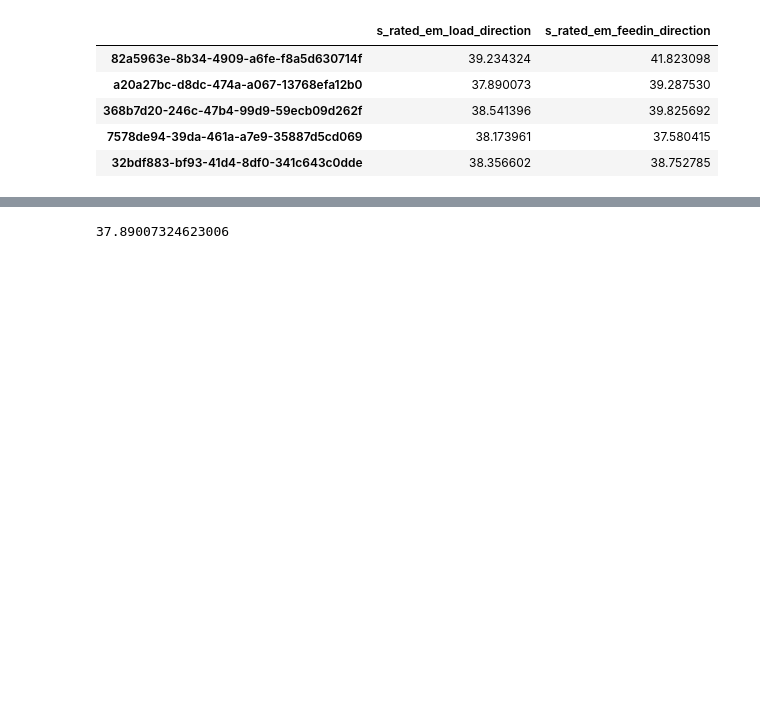
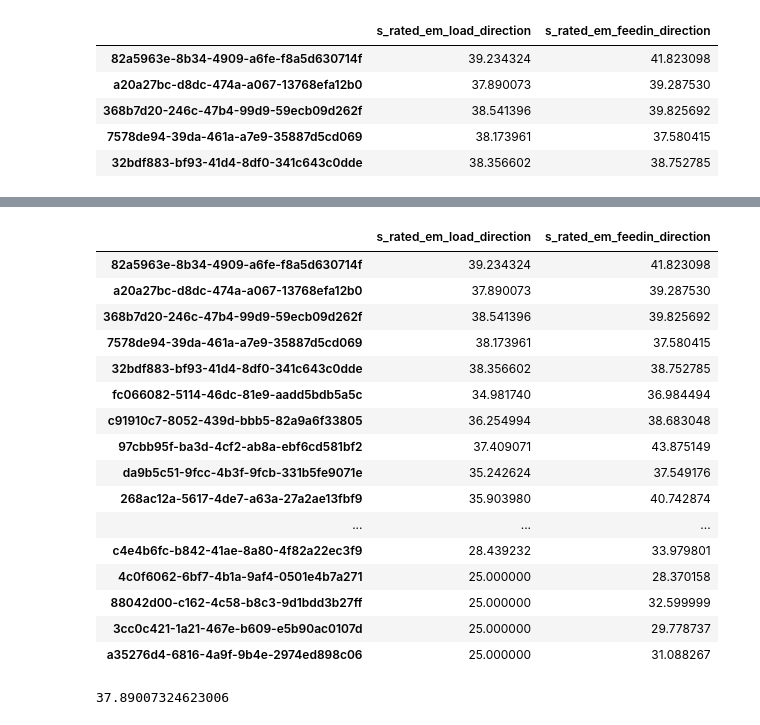
Before and after one commit to ie3-institute/pypsdm, a Jupyter notebook: pypsdm/analysis/concurrency.ipynb, the cells around one changed output, grey strips where cells are left out. Saved outputs shown, nothing was run; the diff lists cells and outputs as text; code cells hidden in the pictures; blank space fills up the shorter version.

```diff
--- a/pypsdm/analysis/concurrency.ipynb
+++ b/pypsdm/analysis/concurrency.ipynb
@@ -431,3 +452,29 @@ em_installed_capacity_res
+# %%
+em_installed_capacity_res_2 = pd.DataFrame(columns=['s_rated_em_load_direction', 's_rated_em_feedin_direction'])
+for item in test2:
+    val = getEmInstalledCapacatiyFromUuid(item, ems_grid)
+    em_installed_capacity_res_2.loc[item]= [val.values[0][0], val.values[0][1]]
+
+
+em_installed_capacity_res_2
+# %% [output]
+|  | s_rated_em_load_direction | s_rated_em_feedin_direction |
+| 82a5963e-8b34-4909-a6fe-f8a5d630714f | 39.234324 | 41.823098 |
+| a20a27bc-d8dc-474a-a067-13768efa12b0 | 37.890073 | 39.287530 |
+| 368b7d20-246c-47b4-99d9-59ecb09d262f | 38.541396 | 39.825692 |
+| 7578de94-39da-461a-a7e9-35887d5cd069 | 38.173961 | 37.580415 |
+| 32bdf883-bf93-41d4-8df0-341c643c0dde | 38.356602 | 38.752785 |
+| fc066082-5114-46dc-81e9-aadd5bdb5a5c | 34.981740 | 36.984494 |
+| c91910c7-8052-439d-bbb5-82a9a6f33805 | 36.254994 | 38.683048 |
+| 97cbb95f-ba3d-4cf2-ab8a-ebf6cd581bf2 | 37.409071 | 43.875149 |
+| da9b5c51-9fcc-4b3f-9fcb-331b5fe9071e | 35.242624 | 37.549176 |
+| 268ac12a-5617-4de7-a63a-27a2ae13fbf9 | 35.903980 | 40.742874 |
+| ... | ... | ... |
+| c4e4b6fc-b842-41ae-8a80-4f82a22ec3f9 | 28.439232 | 33.979801 |
+| 4c0f6062-6bf7-4b1a-9af4-0501e4b7a271 | 25.000000 | 28.370158 |
+| 88042d00-c162-4c58-b8c3-9d1bdd3b27ff | 25.000000 | 32.599999 |
+| 3cc0c421-1a21-467e-b609-e5b90ac0107d | 25.000000 | 29.778737 |
+| a35276d4-6816-4a9f-9b4e-2974ed898c06 | 25.000000 | 31.088267 |
 # %%
 print(em_installed_capacity_res.loc['a20a27bc-d8dc-474a-a067-13768efa12b0','s_rated_em_load_direction'])
 # %% [output]
```
Also changed, not shown: parts of 9 cells of this notebook.
